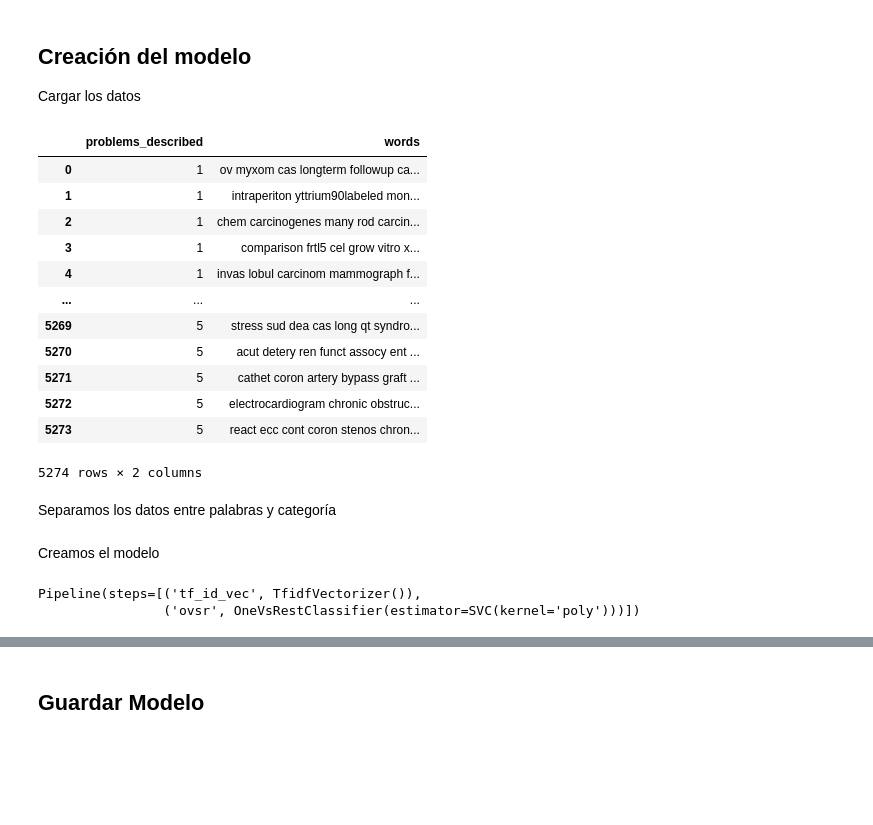
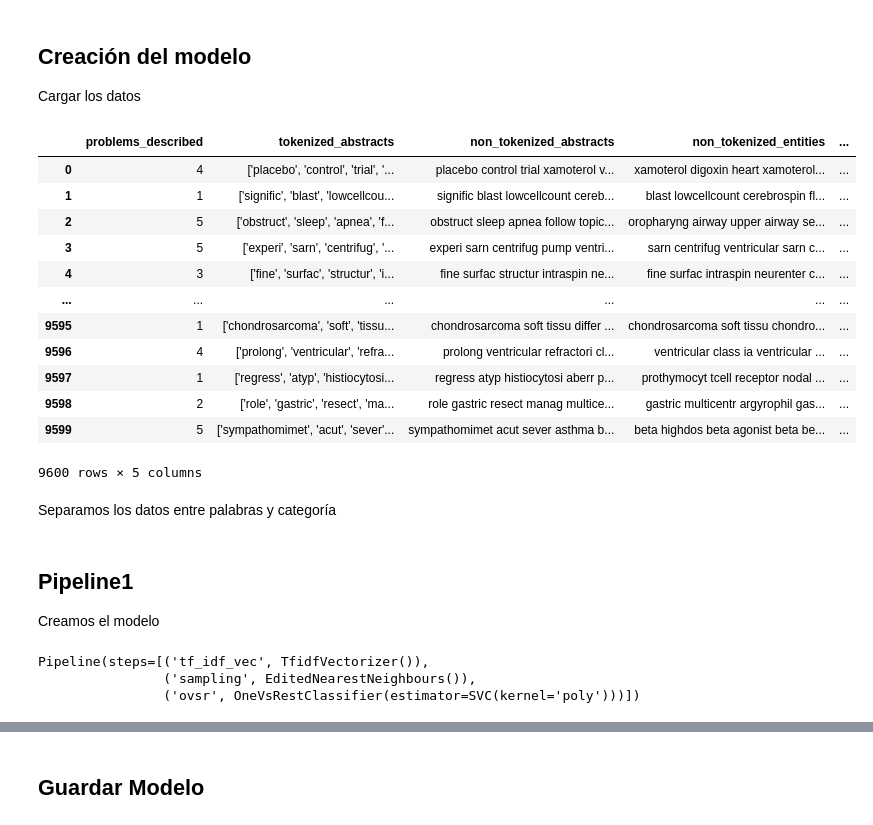
Before and after one commit to sofiaalvarezlopez/Proyecto-1-BI, a Jupyter notebook: OneVsRest.ipynb, the cells around one changed output, grey strips where cells are left out. Drawn from its saved outputs; the diff is of its cells as text; code cells hidden in the pictures; blank space fills up the shorter version.

```diff
--- a/OneVsRest.ipynb
+++ b/OneVsRest.ipynb
@@ -17,21 +25,26 @@ import joblib
 Cargar los datos
 # %%
 datos = pd.read_csv('train_Data.csv', sep=',', encoding = 'utf-8')
-datos.drop(["Unnamed: 0", "medical_abstracts"], axis = 1)
+def drop_na(df):
+    return df[df['non_tokenized_entities'] != '']
+
+datos = drop_na(datos)
+datos=datos.drop(["Unnamed: 0"], axis = 1)
+datos
 # %% [output]
-|  | problems_described | words |
-| 0 | 1 | ov myxom cas longterm followup ca... |
-| 1 | 1 | intraperiton yttrium90labeled mon... |
-| 2 | 1 | chem carcinogenes many rod carcin... |
-| 3 | 1 | comparison frtl5 cel grow vitro x... |
-| 4 | 1 | invas lobul carcinom mammograph f... |
-| ... | ... | ... |
-| 5269 | 5 | stress sud dea cas long qt syndro... |
-| 5270 | 5 | acut detery ren funct assocy ent ... |
-| 5271 | 5 | cathet coron artery bypass graft ... |
-| 5272 | 5 | electrocardiogram chronic obstruc... |
-| 5273 | 5 | react ecc cont coron stenos chron... |
+|  | problems_described | tokenized_abstracts | non_tokenized_abstracts | non_tokenized_entities | ... |
+| 0 | 4 | ['placebo', 'control', 'trial', '... | placebo control trial xamoterol v... | xamoterol digoxin heart xamoterol... | ... |
+| 1 | 1 | ['signific', 'blast', 'lowcellcou... | signific blast lowcellcount cereb... | blast lowcellcount cerebrospin fl... | ... |
+| 2 | 5 | ['obstruct', 'sleep', 'apnea', 'f... | obstruct sleep apnea follow topic... | oropharyng airway upper airway se... | ... |
+| 3 | 5 | ['experi', 'sarn', 'centrifug', '... | experi sarn centrifug pump ventri... | sarn centrifug ventricular sarn c... | ... |
+| 4 | 3 | ['fine', 'surfac', 'structur', 'i... | fine surfac structur intraspin ne... | fine surfac intraspin neurenter c... | ... |
+| ... | ... | ... | ... | ... | ... |
+| 9595 | 1 | ['chondrosarcoma', 'soft', 'tissu... | chondrosarcoma soft tissu differ ... | chondrosarcoma soft tissu chondro... | ... |
+| 9596 | 4 | ['prolong', 'ventricular', 'refra... | prolong ventricular refractori cl... | ventricular class ia ventricular ... | ... |
+| 9597 | 1 | ['regress', 'atyp', 'histiocytosi... | regress atyp histiocytosi aberr p... | prothymocyt tcell receptor nodal ... | ... |
+| 9598 | 2 | ['role', 'gastric', 'resect', 'ma... | role gastric resect manag multice... | gastric multicentr argyrophil gas... | ... |
+| 9599 | 5 | ['sympathomimet', 'acut', 'sever'... | sympathomimet acut sever asthma b... | beta highdos beta agonist beta be... | ... |
-5274 rows × 2 columns
+9600 rows × 5 columns
 # %% [markdown]
 Separamos los datos entre palabras y categoría
 # %%
@@ -40,11 +57,14 @@ Y_train = datos["problems_described"]
 # %% [markdown]
+## Pipeline1
 Creamos el modelo
 # %%
-model = Pipeline(steps = [
-    ("tf_id_vec",TfidfVectorizer()),
+p1_tfidf_subsampling_pipe = imbpipeline(steps = [
+    ("tf_idf_vec",TfidfVectorizer()),
+    ("sampling", EditedNearestNeighbours()),
     ("ovsr",OneVsRestClassifier(SVC(kernel="poly")))
 ])
-model
+p1_tfidf_subsampling_pipe
 # %% [output]
-Pipeline(steps=[('tf_id_vec', TfidfVectorizer()),
+Pipeline(steps=[('tf_idf_vec', TfidfVectorizer()),
+                ('sampling', EditedNearestNeighbours()),
                 ('ovsr', OneVsRestClassifier(estimator=SVC(kernel='poly')))])
```
Also changed, not shown: parts of 18 cells of this notebook, 1 other file.
